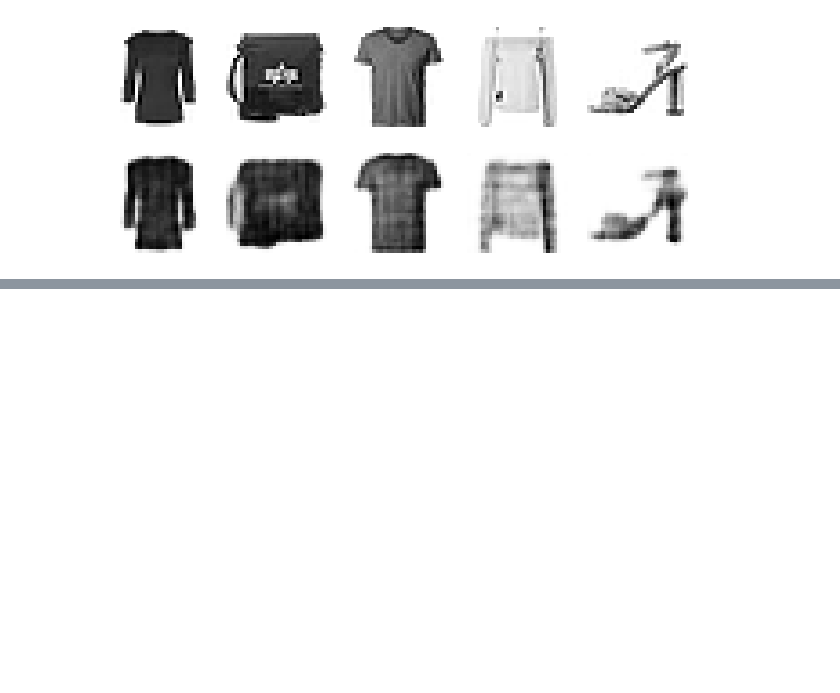
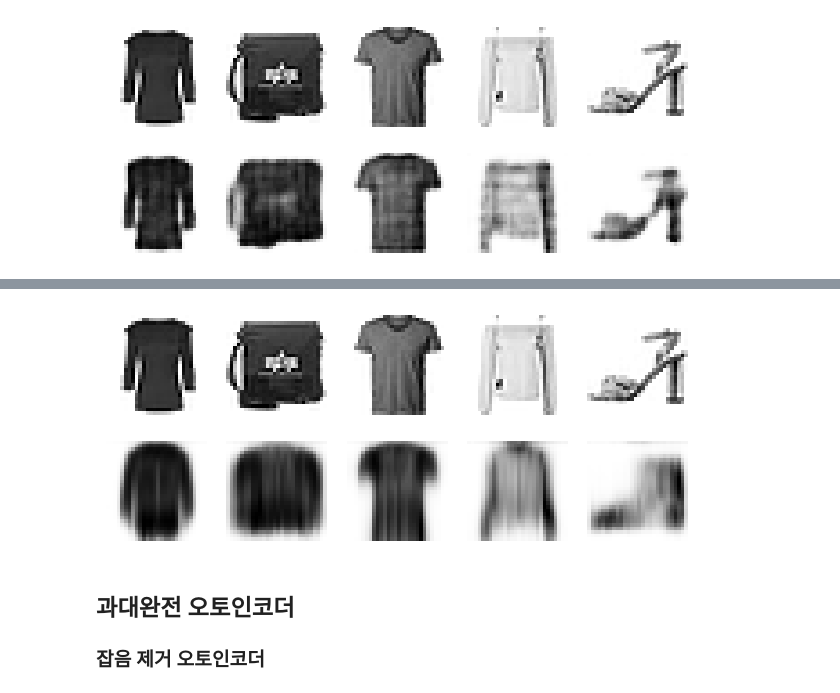
Before and after one commit to 12L-zl/Handson_, a Jupyter notebook: CH17_오토인코더와 GAN을 사용한 표현 학습과 생성적 학습.ipynb, the cells around one changed output, grey strips where cells are left out. Drawn from its saved outputs; the diff is of its cells as text; code cells hidden in the pictures; blank space fills up the shorter version.

```diff
--- a/CH17_오토인코더와 GAN을 사용한 표현 학습과 생성적 학습.ipynb
+++ b/CH17_오토인코더와 GAN을 사용한 표현 학습과 생성적 학습.ipynb
@@ -388,0 +407,4 @@ Epoch 1/10
+# %%
+show_reconstructions(recurrent_ae)
+plt.show()
+# %% [output]
@@ -388,0 +413,5 @@ Epoch 1/10
+[figure, added]
+# %% [markdown]
+## 과대완전 오토인코더
+
+### 잡음 제거 오토인코더
```
Also changed, not shown: parts of 49 cells of this notebook, 1 other file.
